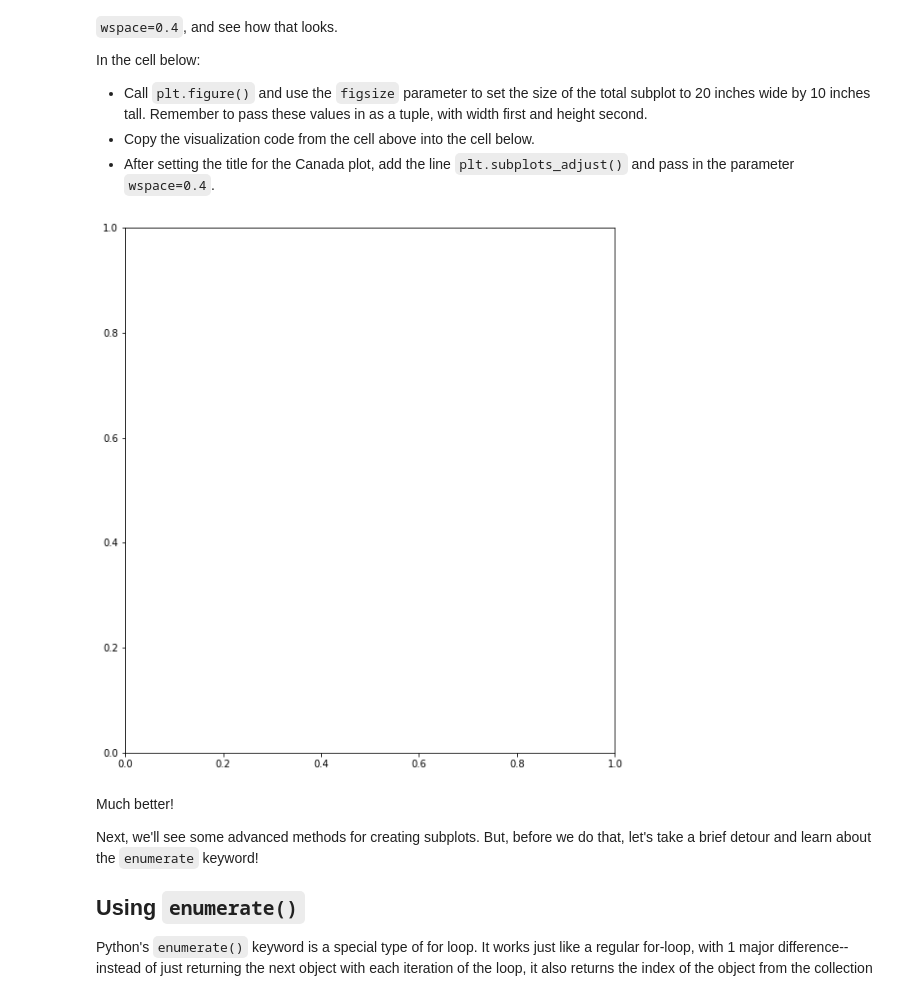
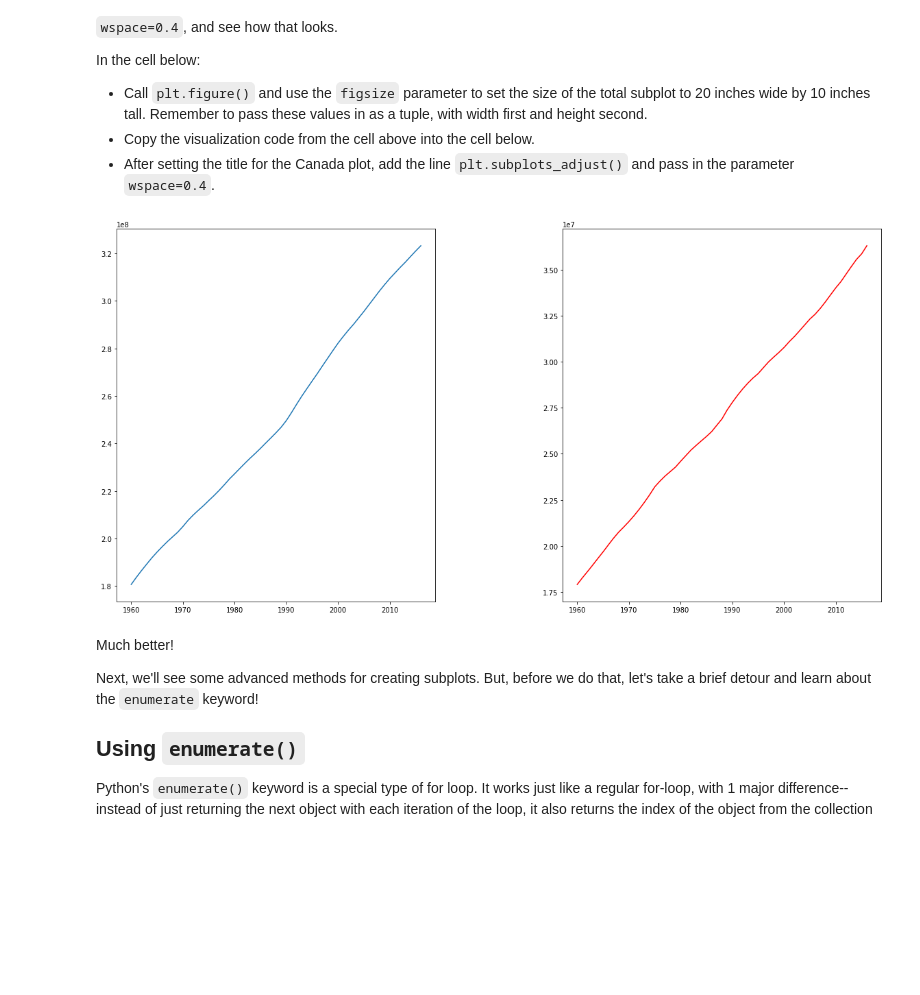
Before and after one commit to jmt0221/dsc-subplots-and-enumeration-lab-nyc-ds-082619, a Jupyter notebook: index.ipynb, the cells around one changed output. Cells and saved outputs as stored; diff of their text form; code cells hidden in the pictures; blank space fills up the shorter version.

```diff
--- a/index.ipynb
+++ b/index.ipynb
@@ -130,13 +130,13 @@ In the cell below:
 # %%
 fig = plt.figure(figsize=(20,10))
 
 ax1 = fig.add_subplot(121)
 ax1.plot(usa.Year,usa.Value)
 ax2 = fig.add_subplot(122)
-ax2.plot(canada.Year,canada.Value)
-plt.subplots_adjust(ws)
+ax2.plot(canada.Year,canada.Value,color='red')
+plt.subplots_adjust(wspace=0.4)
 # %% [output]
-[figure, old version]
+[figure, new version]
 # %% [markdown]
 Much better!
 
```
